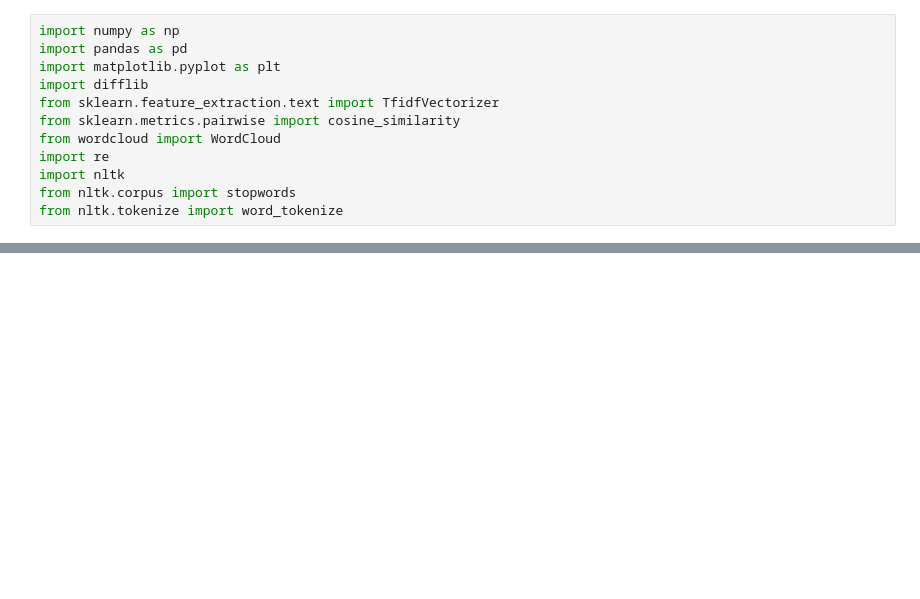
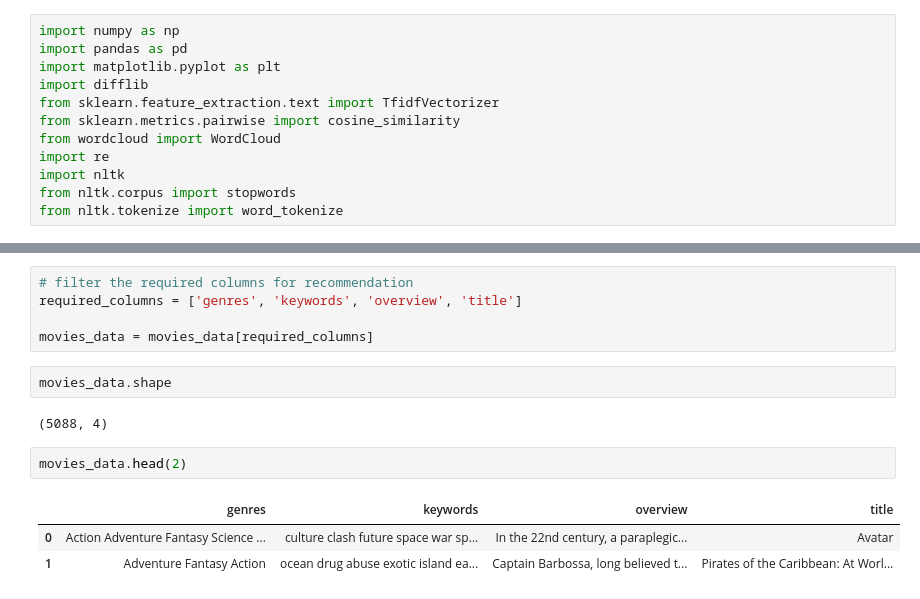
Before and after one commit to Priangshu-18/Movie-Recommendation-App, a Jupyter notebook: Movie_Recommendation_App.ipynb, the cells around one changed output, grey strips where cells are left out. Cells and saved outputs as stored; diff of their text form; blank space fills up the shorter version.

```diff
--- a/Movie_Recommendation_App.ipynb
+++ b/Movie_Recommendation_App.ipynb
@@ -20,0 +50,15 @@ ParserError: Error tokenizing data. C error: EOF inside string starting at row 2
+# %%
+# filter the required columns for recommendation
+required_columns = ['genres', 'keywords', 'overview', 'title']
+
+movies_data = movies_data[required_columns]
+# %%
+movies_data.shape
+# %% [output]
+(5088, 4)
+# %%
+movies_data.head(2)
+# %% [output]
+|  | genres | keywords | overview | title |
+| 0 | Action Adventure Fantasy Science ... | culture clash future space war sp... | In the 22nd century, a paraplegic... | Avatar |
+| 1 | Adventure Fantasy Action | ocean drug abuse exotic island ea... | Captain Barbossa, long believed t... | Pirates of the Caribbean: At Worl... |
```
Also changed, not shown: parts of 20 cells of this notebook.
